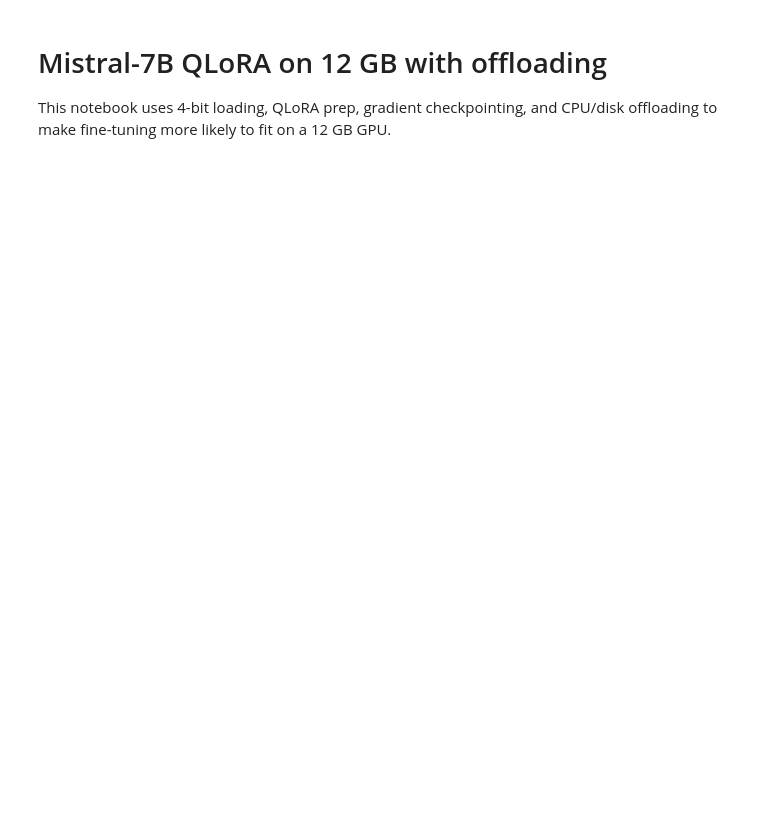
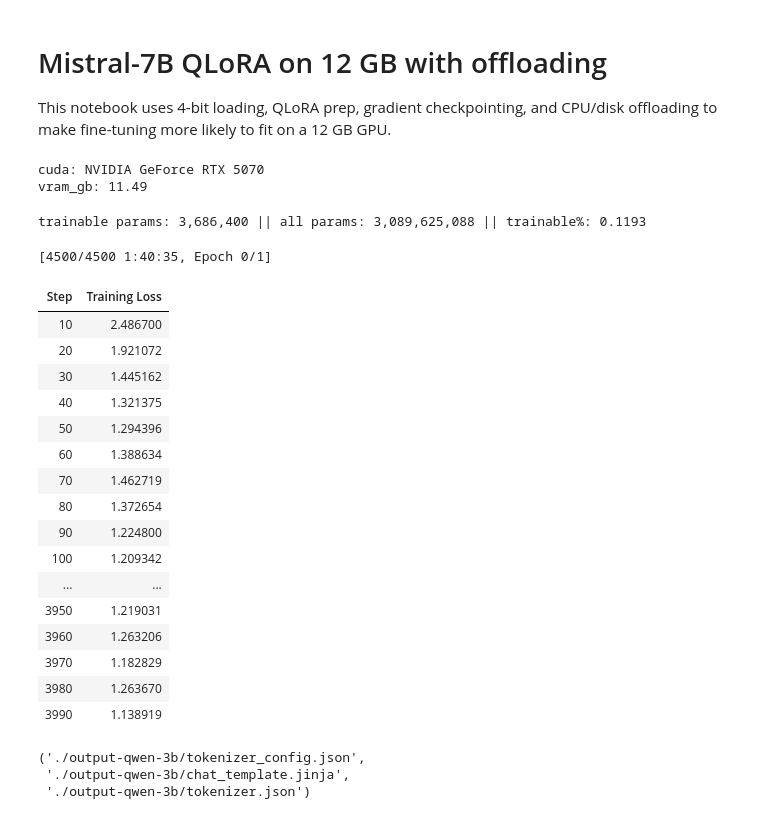
Before and after one commit to samuelxery/Torch, a Jupyter notebook: torch10.ipynb, the cells around one changed output. Drawn from its saved outputs; the diff is of its cells as text; code cells hidden in the pictures; blank space fills up the shorter version.

Commit message:
checkpoint 2

```diff
--- a/torch10.ipynb
+++ b/torch10.ipynb
@@ -24,17 +24,19 @@ os.environ["TOKENIZERS_PARALLELISM"] = "false"
 torch.cuda.empty_cache()
 gc.collect()
 
-model_name = "mistralai/Mistral-7B-v0.1"
+model_name = "Qwen/Qwen2.5-3B-Instruct"
 cache_dir = "./models"
-offload_dir = "./offload"
-output_dir = "./output"
+output_dir = "./output-qwen-3b"
 
 os.makedirs(cache_dir, exist_ok=True)
-os.makedirs(offload_dir, exist_ok=True)
 os.makedirs(output_dir, exist_ok=True)
 
+print("cuda:", torch.cuda.get_device_name(0))
+print("vram_gb:", round(torch.cuda.get_device_properties(0).total_memory / 1024**3, 2))
+
 tokenizer = AutoTokenizer.from_pretrained(model_name, cache_dir=cache_dir)
-tokenizer.pad_token = tokenizer.eos_token
+if tokenizer.pad_token is None:
+    tokenizer.pad_token = tokenizer.eos_token
 tokenizer.padding_side = "right"
 
 bnb_config = BitsAndBytesConfig(
@@ -44,30 +46,22 @@ bnb_config = BitsAndBytesConfig(
     bnb_4bit_use_double_quant=True,
 )
 
-# Let Accelerate place as much as possible on GPU and spill the rest to CPU/disk.
-max_memory = {
-    0: "10GiB",
-    "cpu": "48GiB",
-}
-
 model = AutoModelForCausalLM.from_pretrained(
     model_name,
     cache_dir=cache_dir,
     quantization_config=bnb_config,
-    device_map="auto",
-    max_memory=max_memory,
-    offload_folder=offload_dir,
-    offload_state_dict=True,
+    device_map="cuda:0",
     torch_dtype=torch.float16,
 )
 
 model.config.use_cache = False
+model.gradient_checkpointing_enable()
 model = prepare_model_for_kbit_training(model)
 
 lora_config = LoraConfig(
-    r=4,
+    r=8,
     lora_alpha=16,
-    target_modules=["q_proj", "v_proj"],
+    target_modules=["q_proj", "k_proj", "v_proj", "o_proj"],
     lora_dropout=0.05,
     bias="none",
     task_type="CAUSAL_LM",
@@ -78,19 +72,21 @@ model.print_trainable_parameters()
 
 ds = load_dataset("tatsu-lab/alpaca")
 
+def format_example(inst, inp, out):
+    inp = inp if inp else ""
+    return f"<|im_start|>user\nInstruction: {inst}\nInput: {inp}<|im_end|>\n<|im_start|>assistant\n{out}<|im_end|>"
+
 def tokenize_function(examples):
-    texts = []
-    for inst, inp, out in zip(examples["instruction"], examples["input"], examples["output"]):
-        inp = inp if inp else ""
-        text = f"Instruction: {inst}\nInput: {inp}\nOutput: {out}"
-        texts.append(text)
-
+    texts = [
+        format_example(inst, inp, out)
+        for inst, inp, out in zip(examples["instruction"], examples["input"], examples["output"])
+    ]
     tokenized = tokenizer(
         texts,
         truncation=True,
-        max_length=64,
+        max_length=128,
     )
-    tokenized["labels"] = [ids.copy() for ids in tokenized["input_ids"]]
+    tokenized["labels"] = [x.copy() for x in tokenized["input_ids"]]
     return tokenized
 
 tokenized_ds = ds.map(
@@ -100,31 +96,58 @@ tokenized_ds = ds.map(
 )
 
 data_collator = DataCollatorForLanguageModeling(tokenizer=tokenizer, mlm=False)
 
 training_args = TrainingArguments(
     output_dir=output_dir,
     per_device_train_batch_size=1,
     gradient_accumulation_steps=4,
     num_train_epochs=1,
     learning_rate=2e-4,
     fp16=True,
     bf16=False,
     logging_steps=10,
     save_steps=25,
     save_total_limit=2,
     gradient_checkpointing=True,
     remove_unused_columns=False,
     optim="paged_adamw_8bit",
-    max_steps=50,
+    max_steps=4500,
     report_to="none",
     dataloader_pin_memory=False,
 )
 
 trainer = Trainer(
     model=model,
     args=training_args,
     train_dataset=tokenized_ds["train"],
     data_collator=data_collator,
 )
 
 trainer.train()
+model.save_pretrained(output_dir)
+tokenizer.save_pretrained(output_dir)
+# %% [output]
+cuda: NVIDIA GeForce RTX 5070
+vram_gb: 11.49
+trainable params: 3,686,400 || all params: 3,089,625,088 || trainable%: 0.1193
+[4500/4500 1:40:35, Epoch 0/1]
+| Step | Training Loss |
+| 10 | 2.486700 |
+| 20 | 1.921072 |
+| 30 | 1.445162 |
+| 40 | 1.321375 |
+| 50 | 1.294396 |
+| 60 | 1.388634 |
+| 70 | 1.462719 |
+| 80 | 1.372654 |
+| 90 | 1.224800 |
+| 100 | 1.209342 |
+| ... | ... |
+| 3950 | 1.219031 |
+| 3960 | 1.263206 |
+| 3970 | 1.182829 |
+| 3980 | 1.263670 |
+| 3990 | 1.138919 |
+('./output-qwen-3b/tokenizer_config.json',
+ './output-qwen-3b/chat_template.jinja',
+ './output-qwen-3b/tokenizer.json')
```
Also changed, not shown: parts of 1 cell of this notebook, 12 other files.
